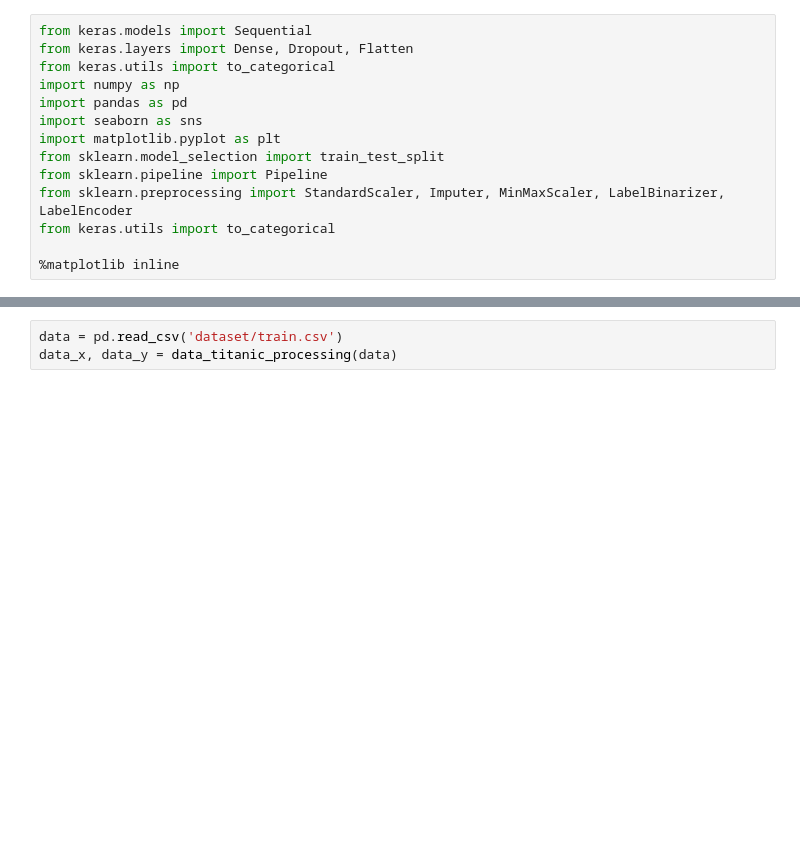
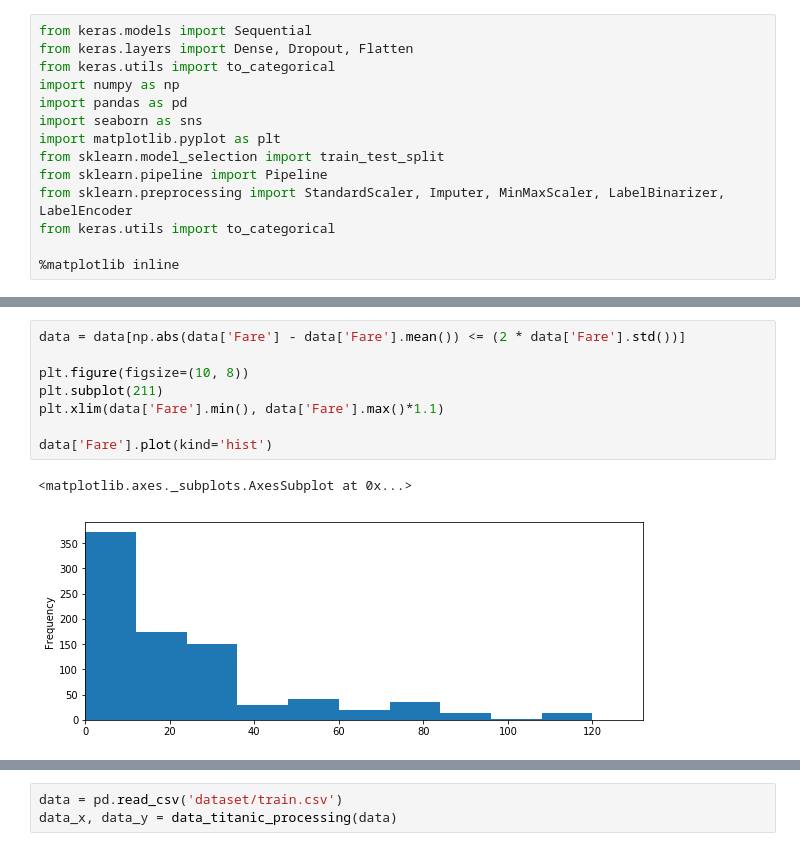
Before and after one commit to alvesmarcos/deep-learning, a Jupyter notebook: CI1107219/Manipulando dados/Manipulando Dados.ipynb, the cells around one changed output, grey strips where cells are left out. Cells and saved outputs as stored; diff of their text form; blank space fills up the shorter version.

```diff
--- a/CI1107219/Manipulando dados/Manipulando Dados.ipynb
+++ b/CI1107219/Manipulando dados/Manipulando Dados.ipynb
@@ -68,0 +100,11 @@ def data_test_titanic_processing(data):
+# %%
+data = data[np.abs(data['Fare'] - data['Fare'].mean()) <= (2 * data['Fare'].std())]
+
+plt.figure(figsize=(10, 8))
+plt.subplot(211)
+plt.xlim(data['Fare'].min(), data['Fare'].max()*1.1)
+
+data['Fare'].plot(kind='hist')
+# %% [output]
+<matplotlib.axes._subplots.AxesSubplot at 0x...>
+[figure, added]
```
Also changed, not shown: parts of 11 cells of this notebook.
